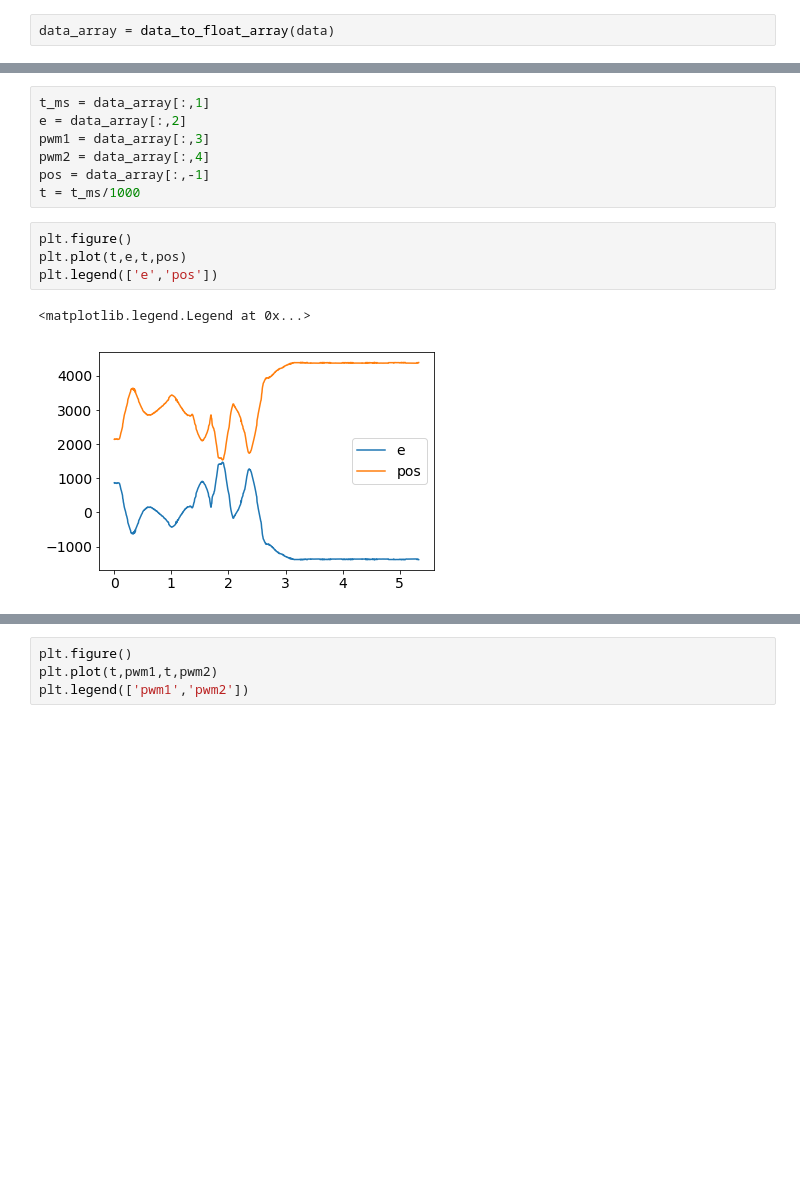
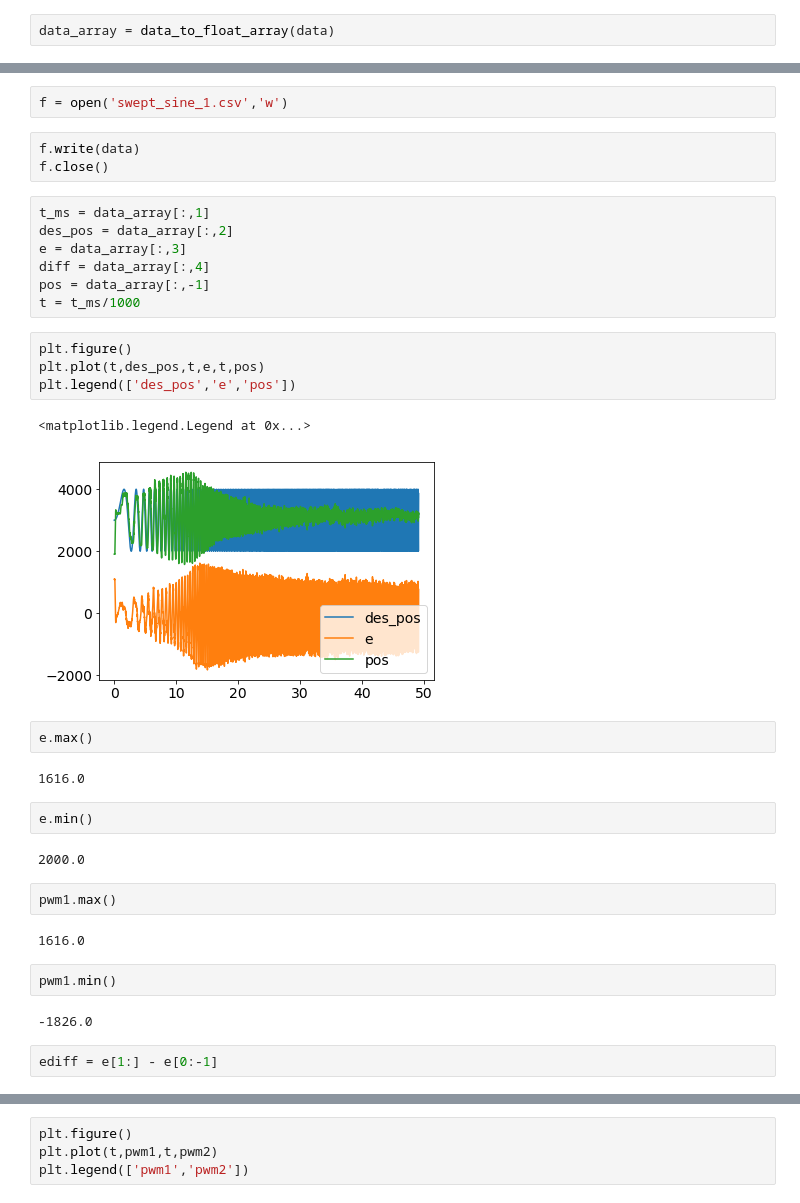
Before and after one commit to ryanGT/SBR_git, a Jupyter notebook: run_line_follower_test.ipynb, the cells around one changed output, grey strips where cells are left out. Drawn from its saved outputs; the diff is of its cells as text; blank space fills up the shorter version.

Commit message:
first swept sine test

```diff
--- a/run_line_follower_test.ipynb
+++ b/run_line_follower_test.ipynb
@@ -136,14 +150,37 @@ input test case
+# %%
+f = open('swept_sine_1.csv','w')
+# %%
+f.write(data)
+f.close()
 # %%
 t_ms = data_array[:,1]
-e = data_array[:,2]
-pwm1 = data_array[:,3]
-pwm2 = data_array[:,4]
+des_pos = data_array[:,2]
+e = data_array[:,3]
+diff = data_array[:,4]
 pos = data_array[:,-1]
 t = t_ms/1000
 # %%
 plt.figure()
-plt.plot(t,e,t,pos)
-plt.legend(['e','pos'])
+plt.plot(t,des_pos,t,e,t,pos)
+plt.legend(['des_pos','e','pos'])
 # %% [output]
 <matplotlib.legend.Legend at 0x...>
-[figure, old version]
+[figure, new version]
+# %%
+e.max()
+# %% [output]
+1616.0
+# %%
+e.min()
+# %% [output]
+2000.0
+# %%
+pwm1.max()
+# %% [output]
+1616.0
+# %%
+pwm1.min()
+# %% [output]
+-1826.0
+# %%
+ediff = e[1:] - e[0:-1]
```
Also changed, not shown: parts of 13 cells of this notebook, 1 other file.
